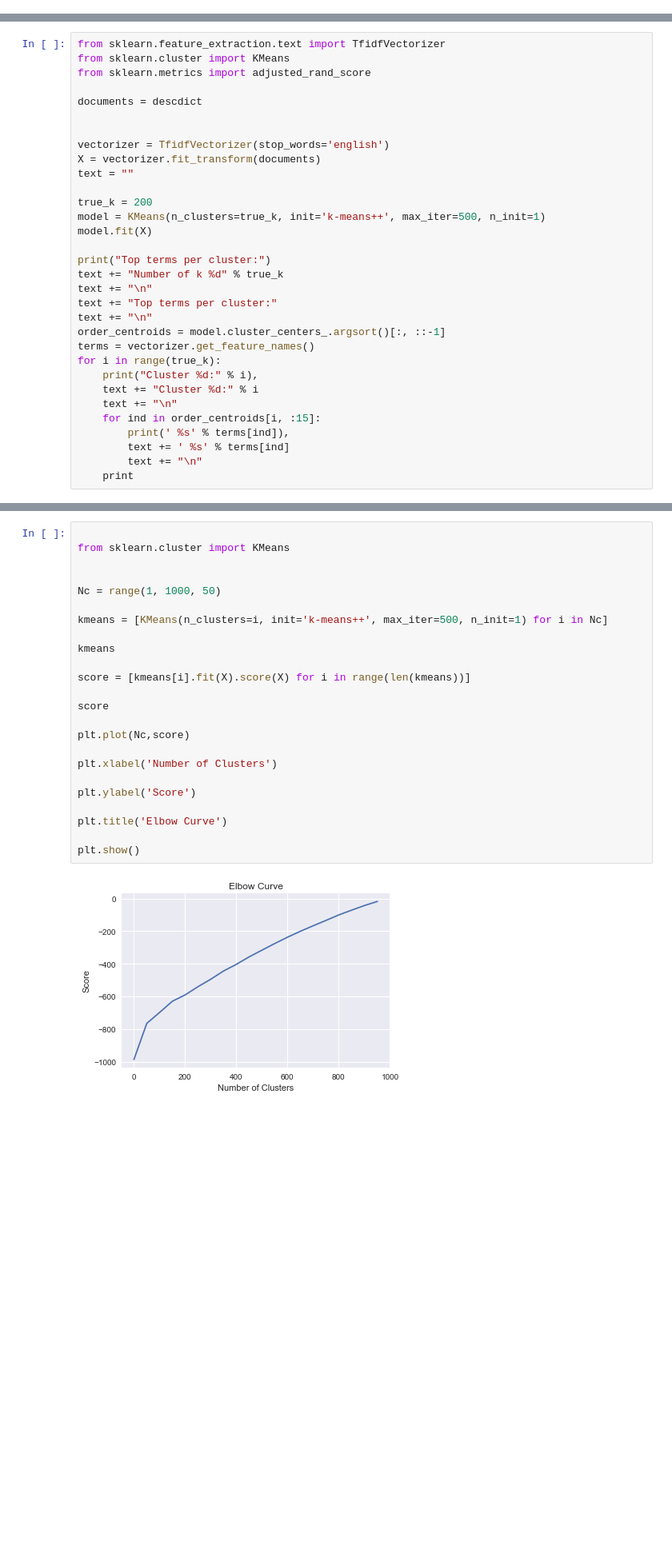
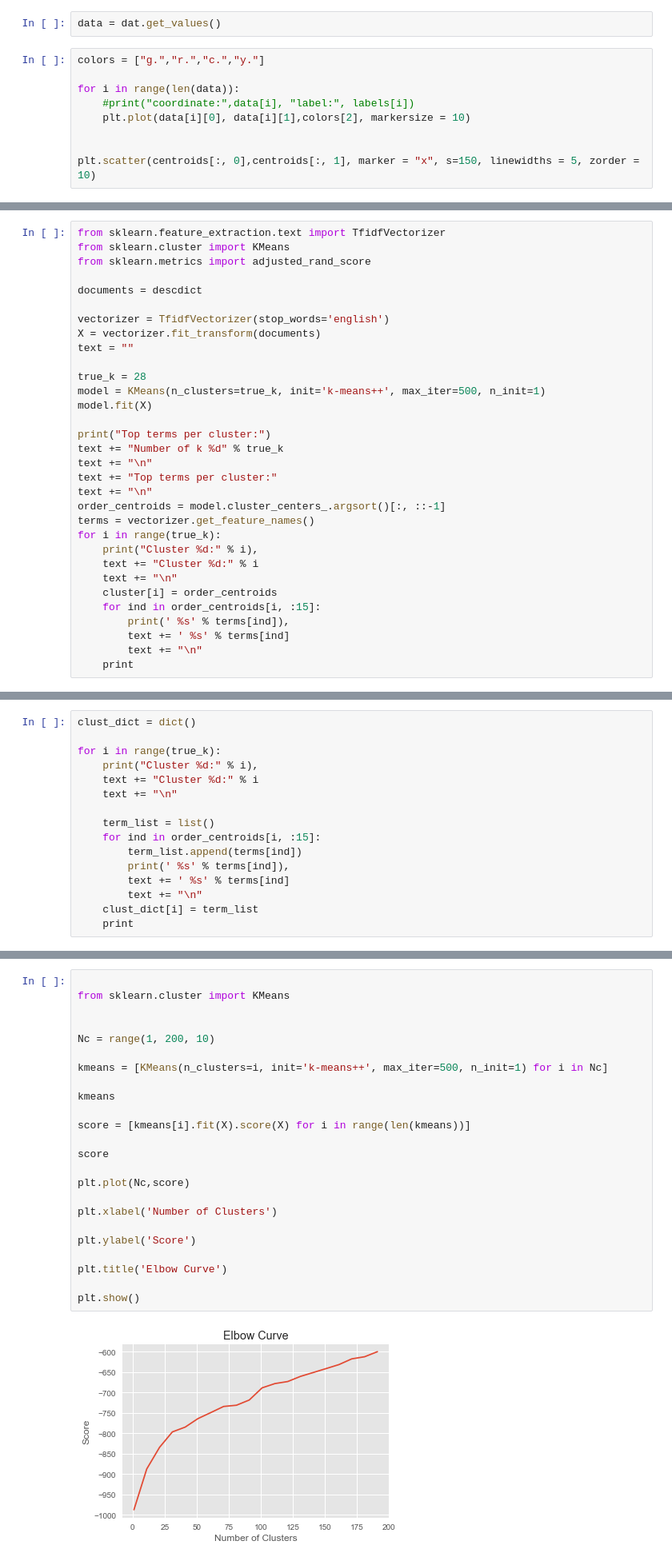
Before and after one commit to pmanlukas/thesisdata, a Jupyter notebook: clustering.ipynb, the cells around one changed output, grey strips where cells are left out. Shown at 80% size. Drawn from its saved outputs; the diff is of its cells as text; blank space fills up the shorter version.

Commit message:
added plots and a new cluster method

```diff
--- a/clustering.ipynb
+++ b/clustering.ipynb
@@ -148,0 +202,11 @@ len(clusters)
+# %%
+data = dat.get_values()
+# %%
+colors = ["g.","r.","c.","y."]
+
+for i in range(len(data)):
+    #print("coordinate:",data[i], "label:", labels[i])
+    plt.plot(data[i][0], data[i][1],colors[2], markersize = 10)
+
+
+plt.scatter(centroids[:, 0],centroids[:, 1], marker = "x", s=150, linewidths = 5, zorder = 10)
@@ -291,12 +362,11 @@ from sklearn.metrics import adjusted_rand_score
 
 documents = descdict
 
-
 vectorizer = TfidfVectorizer(stop_words='english')
 X = vectorizer.fit_transform(documents)
 text = ""
 
-true_k = 200
+true_k = 28
 model = KMeans(n_clusters=true_k, init='k-means++', max_iter=500, n_init=1)
 model.fit(X)
 
@@ -311,6 +381,7 @@ for i in range(true_k):
     print("Cluster %d:" % i),
     text += "Cluster %d:" % i
     text += "\n"
+    cluster[i] = order_centroids
     for ind in order_centroids[i, :15]:
         print(' %s' % terms[ind]),
         text += ' %s' % terms[ind]
@@ -336,0 +408,16 @@ Cluster 0:
+# %%
+clust_dict = dict()
+
+for i in range(true_k):
+    print("Cluster %d:" % i),
+    text += "Cluster %d:" % i
+    text += "\n"
+
+    term_list = list()
+    for ind in order_centroids[i, :15]:
+        term_list.append(terms[ind])
+        print(' %s' % terms[ind]),
+        text += ' %s' % terms[ind]
+        text += "\n"
+    clust_dict[i] = term_list
+    print
@@ -388,29 +496,29 @@ text200df.to_csv('text200df.csv', encoding='utf8')
 # %%
 
 from sklearn.cluster import KMeans
 
 
-Nc = range(1, 1000, 50)
+Nc = range(1, 200, 10)
 
 kmeans = [KMeans(n_clusters=i, init='k-means++', max_iter=500, n_init=1) for i in Nc]
 
 kmeans
 
 score = [kmeans[i].fit(X).score(X) for i in range(len(kmeans))]
 
 score
 
 plt.plot(Nc,score)
 
 plt.xlabel('Number of Clusters')
 
 plt.ylabel('Score')
 
 plt.title('Elbow Curve')
 
 plt.show()
 # %% [output]
-[figure, old version]
+[figure, new version]
 # %%
 plt.savefig('elbow3.pdf')
 # %% [output]
```
Also changed, not shown: parts of 20 cells of this notebook, 13 other files.
